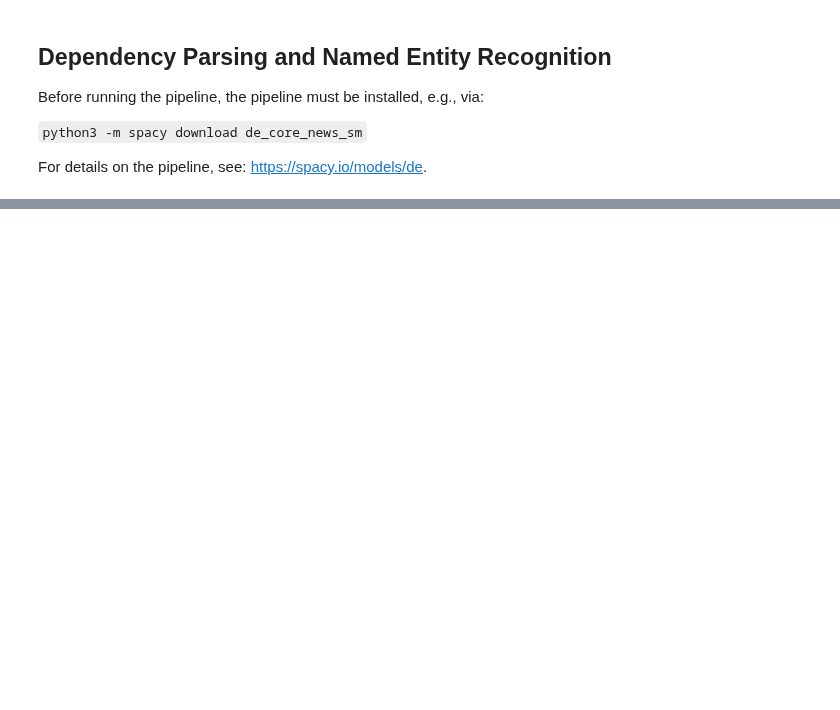
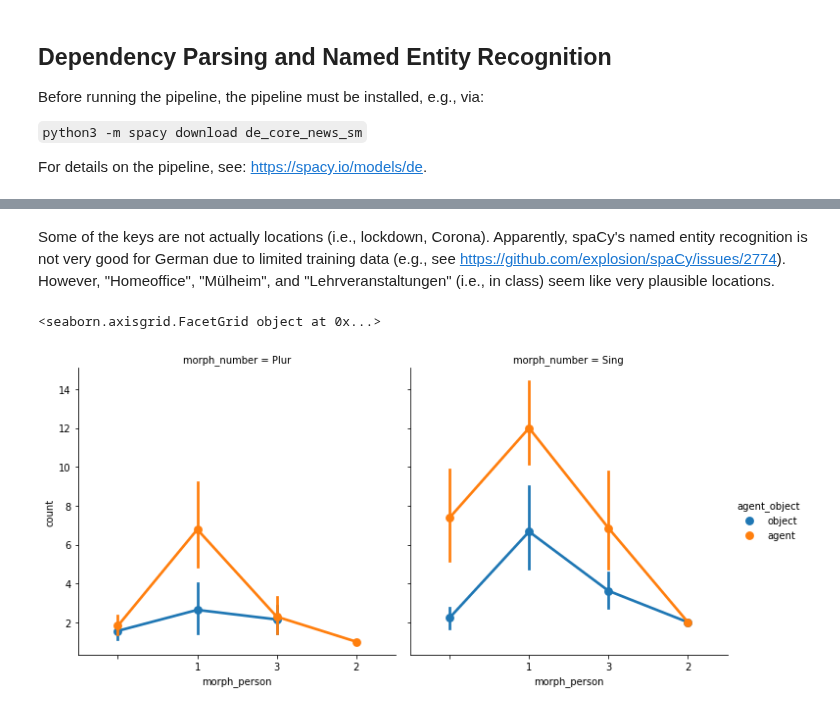
Before and after one commit to navigating-stories/notebooks, a Jupyter notebook: ger_nlp_test.ipynb, the cells around one changed output, grey strips where cells are left out. Cells and saved outputs as stored; diff of their text form; code cells hidden in the pictures; blank space fills up the shorter version.

Commit message:
Improve german nlp pipeline

```diff
--- a/ger_nlp_test.ipynb
+++ b/ger_nlp_test.ipynb
@@ -76,7 +108,7 @@ def analyse_stories(docs):
 
     return processed_docs
 # %%
-processed_docs = analyse_stories(short_docs)
+processed_docs = analyse_stories(dict_docs)
 # %%
 # From danlp_test notebook
 
@@ -223,0 +201,11 @@ show_results(get_locations(nlp_analysis)).loc[:9]
+# %%
+def calc_agency(nlp_table_df):
+    agency = (nlp_table_df[nlp_table_df.morph_case.ne("")
+                           & nlp_table_df.pos.isin(["PROPN", "NOUN", "PRON"])
+                           & nlp_table_df.morph_case.ne("Gen")]
+        .assign(agent_object = lambda dataframe: np.where(dataframe["morph_case"] == "Nom", "agent", "object"))
+        .groupby(["pos", "morph_person", "morph_number", "agent_object"], as_index = False)
+        .agg(count = ("text", "count"))
+    )
+
+    return agency
@@ -223,0 +231,7 @@ show_results(get_locations(nlp_analysis)).loc[:9]
+# %%
+def concatenate_agency(docs):
+    df_list = []
+    for i, doc in enumerate(docs):
+        df_list.append(calc_agency(print_results(doc)).assign(id = i+1))
+
+    return pd.concat(df_list)
@@ -223,0 +240,17 @@ show_results(get_locations(nlp_analysis)).loc[:9]
+# %%
+def plot_pronoun_agency(agency_df):
+    plot_df = (agency_df[agency_df.pos.eq("PRON") & agency_df.morph_number.ne("")]
+        #.groupby(["morph_person", "morph_number", "agent_object"], as_index = False)
+        #.agg(count = ("count", sum))
+    )
+
+    plot = sns.catplot(
+        data = plot_df,
+        x = "morph_person",
+        y = "count",
+        hue = "agent_object",
+        col ="morph_number",
+        kind = "point"
+    )
+
+    print(plot)
@@ -223,0 +309,9 @@ show_results(get_locations(nlp_analysis)).loc[:9]
+# %% [markdown]
+Some of the keys are not actually locations (i.e., lockdown, Corona). Apparently, spaCy's named entity recognition is not very good for German due to limited training data (e.g., see https://github.com/explosion/spaCy/issues/2774). However, "Homeoffice", "Mülheim", and "Lehrveranstaltungen" (i.e., in class) seem like very plausible locations.
+# %%
+# Show agency across all stories
+
+plot_pronoun_agency(concatenate_agency(processed_docs))
+# %% [output]
+<seaborn.axisgrid.FacetGrid object at 0x...>
+[figure, added]
```
Also changed, not shown: parts of 29 cells of this notebook.
